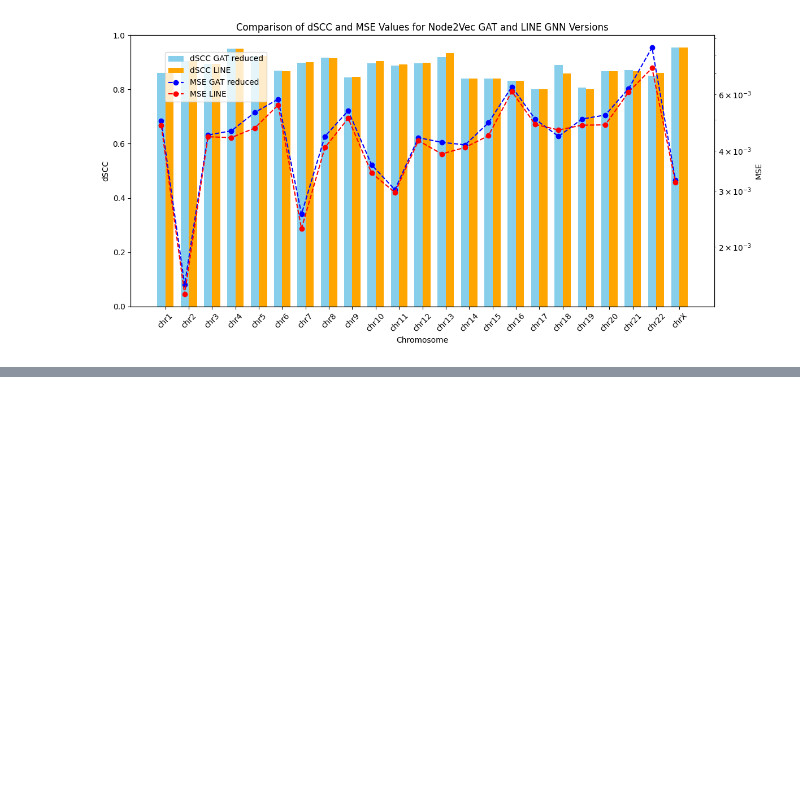
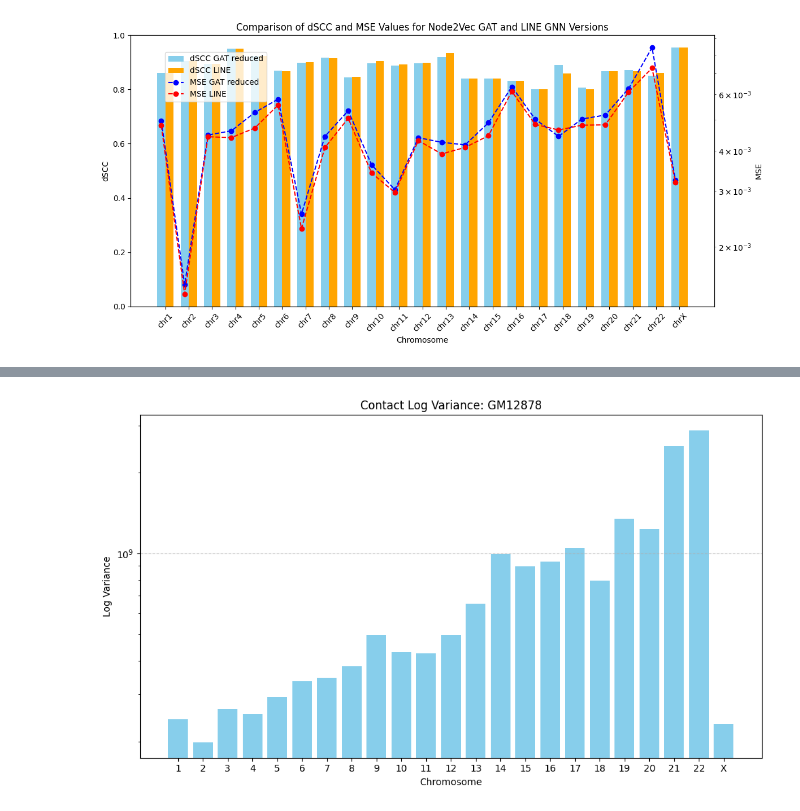
Before and after one commit to beyzoskaya/HiC-GNN, a Jupyter notebook: visualize.ipynb, the cells around one changed output, grey strips where cells are left out. Saved outputs shown, nothing was run; the diff lists cells and outputs as text; code cells hidden in the pictures; blank space fills up the shorter version.

```diff
--- a/visualize.ipynb
+++ b/visualize.ipynb
@@ -988,0 +996,34 @@ plt.show()
+# %%
+import json
+import matplotlib.pyplot as plt
+
+log_variance_combined_loss = {
+    "1": -3.616958398875882, "2": -3.7019704938915656,"3": -3.5794642542113007,
+    "4": -3.5958231973111454, "5": -3.532413300167838, "6": -3.4757543478884547,
+    "7": -3.4612251632593,"8": -3.419261232396334,  "9": -3.3035203386772953,
+    "10": -3.3657386551770574, "11": -3.3719286992888566,"12": -3.3017868258792404,
+    "13": -3.1866821463569845, "14": -3.002548319262037, "15": -3.047038413693552,
+    "16": -3.0308757763737253, "17": -2.9802272399912417, "18": -3.100386589302986,
+    "19": -2.8694627769579033,  "20": -2.909331474958847,  "21": -2.599121121059018,
+    "22": -2.5421972600553873, "X": -3.63395594783793
+}
+
+chromosomes = list(log_variance_combined_loss.keys())
+log_variances = list(log_variance_combined_loss.values())
+
+scaling_factor = 10**12
+log_variances = [scaling_factor * (10 ** lv) for lv in log_variances]
+
+plt.figure(figsize=(10, 6))
+plt.bar(chromosomes, log_variances, color='skyblue')
+plt.yscale('log')
+plt.xlabel('Chromosome')
+plt.ylabel('Log Variance')
+plt.title('Contact Log Variance: GM12878')
+plt.grid(axis='y', linestyle='--', alpha=0.7)
+
+# Save and display the plot
+plt.tight_layout()
+plt.show()
+# %% [output]
+[figure, added]
```
Also changed, not shown: parts of 40 cells of this notebook.
